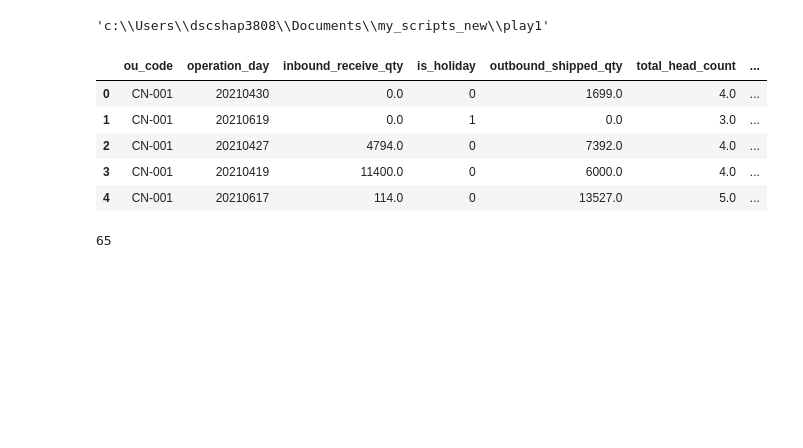
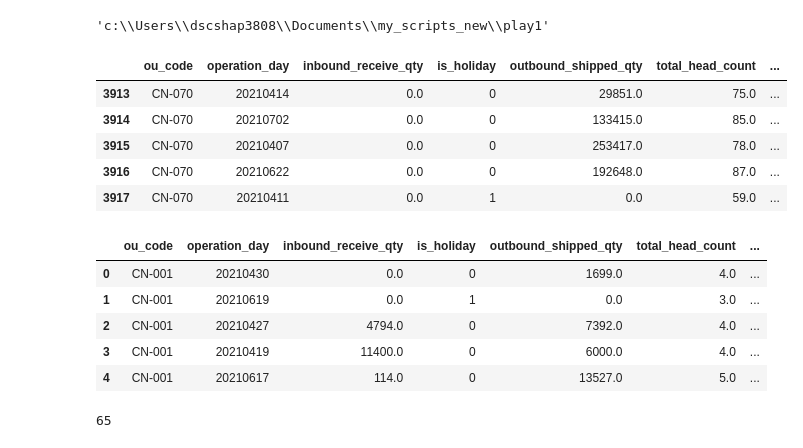
Before and after one commit to fyenne/play1, a Jupyter notebook: play1.ipynb, the cells around one changed output. Drawn from its saved outputs; the diff is of its cells as text; code cells hidden in the pictures; blank space fills up the shorter version.

```diff
--- a/play1.ipynb
+++ b/play1.ipynb
@@ -24,3 +24,12 @@ df = pd.read_csv('./daily_ou_kpi.csv')
 # %%
 re1 = re.compile(r'(?<=\.).+')
 df.columns = [re1.findall(i)[0] for i in list(df.columns.to_numpy())]
+# %%
+df[df['ou_code'] == 'CN-070'].head()
+# %% [output]
+|  | ou_code | operation_day | inbound_receive_qty | is_holiday | outbound_shipped_qty | total_head_count | ... |
+| 3913 | CN-070 | 20210414 | 0.0 | 0 | 29851.0 | 75.0 | ... |
+| 3914 | CN-070 | 20210702 | 0.0 | 0 | 133415.0 | 85.0 | ... |
+| 3915 | CN-070 | 20210407 | 0.0 | 0 | 253417.0 | 78.0 | ... |
+| 3916 | CN-070 | 20210622 | 0.0 | 0 | 192648.0 | 87.0 | ... |
+| 3917 | CN-070 | 20210411 | 0.0 | 1 | 0.0 | 59.0 | ... |
```
Also changed, not shown: parts of 14 cells of this notebook, 3 other files.
